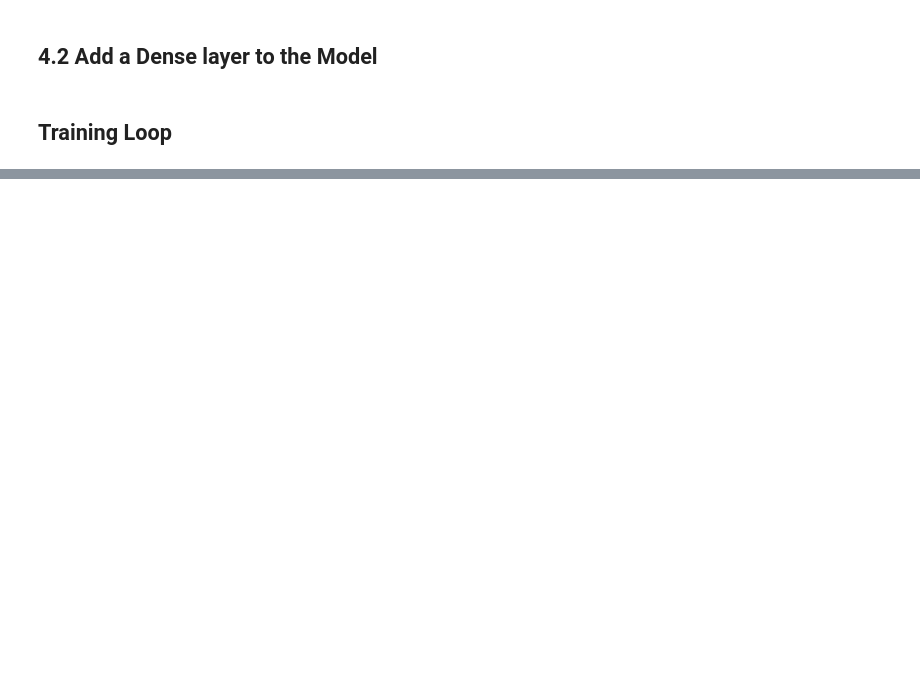
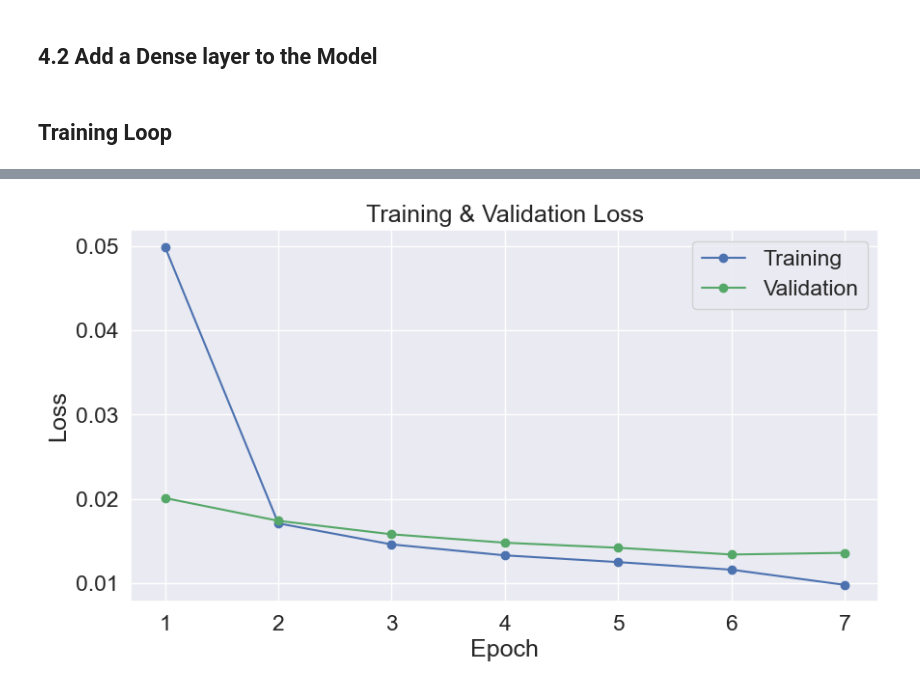
Before and after one commit to massimomecarelli/ML4N_project, a Jupyter notebook: Models_exploration.ipynb, the cells around one changed output, grey strips where cells are left out. Drawn from its saved outputs; the diff is of its cells as text; code cells hidden in the pictures; blank space fills up the shorter version.

```diff
--- a/Models_exploration.ipynb
+++ b/Models_exploration.ipynb
@@ -279,0 +299,24 @@ plt.show()
+# %%
+valid_data = [0.0201, 0.0174, 0.0158, 0.0148, 0.0142, 0.0134, 0.0136]
+train_data = [0.0499, 0.0171, 0.0146, 0.0133, 0.0125, 0.0116, 0.0098]
+x_values = list(range(1, 7 + 1))  # Generate x-values starting from 1
+sns.set(style='darkgrid')
+
+# Increase the plot size and font size.
+sns.set(font_scale=1.5)
+plt.rcParams["figure.figsize"] = (10,5)
+
+# Plot the learning curve.
+plt.plot(x_values, train_data, 'b-o', label="Training")
+plt.plot(x_values, valid_data, 'g-o', label="Validation")
+
+# Label the plot.
+plt.title("Training & Validation Loss")
+plt.xlabel("Epoch")
+plt.ylabel("Loss")
+plt.legend()
+plt.xticks(range(1, 7 + 1))
+
+plt.show()
+# %% [output]
+[figure, added]
```
Also changed, not shown: parts of 6 cells of this notebook.
